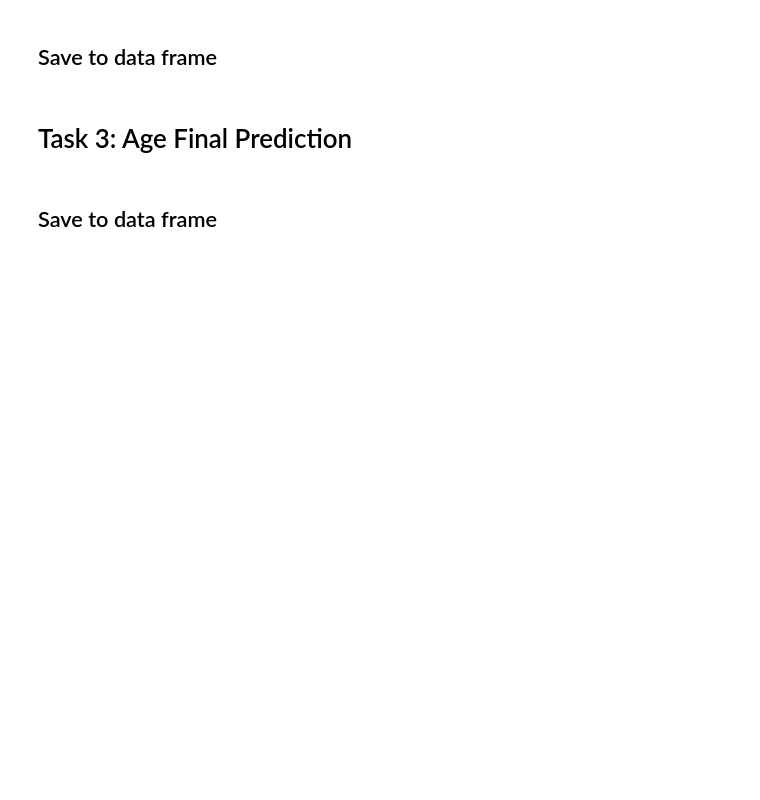
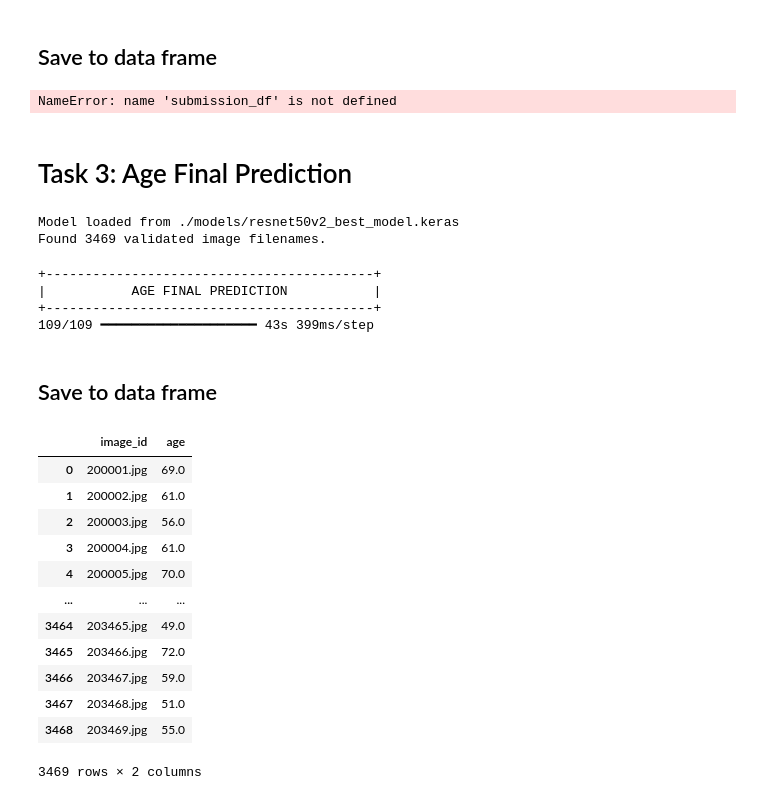
Before and after one commit to TaiVanNgo/guess-your-paddy-models, a Jupyter notebook: final_prediction.ipynb, the cells around one changed output. Drawn from its saved outputs; the diff is of its cells as text; code cells hidden in the pictures; blank space fills up the shorter version.

Commit message:
Update: final prediction

```diff
--- a/final_prediction.ipynb
+++ b/final_prediction.ipynb
@@ -138,8 +135,10 @@ disease_labels = [disease_classes[i] for i in disease_pred_indices]
 Predicted probabilities shape: (3469, 10)
 # %% [markdown]
 ## Save to data frame
+# %%
+submission_df = test_df.copy()
+submission_df.drop(columns=["image_path"], inplace=True)
 # %%
-submission_df = pd.DataFrame({"image_id": test_df["image_id"]})
 submission_df["label"] = disease_labels
 submission_df
 # %% [output]
@@ -191,7 +199,46 @@ variety_labels = [variety_classes[i] for i in variety_pred_indices]
 # %%
 submission_df["variety"] = variety_labels
 submission_df
+# %% [output]
+NameError: name 'submission_df' is not defined
 # %% [markdown]
 # Task 3: Age Final Prediction
+# %%
+agent_model_path = "./models/resnet50v2_best_model.keras"
+
+age_model, age_generator = load_and_prepare_model(
+    agent_model_path, test_df
+)
+# %% [output]
+Model loaded from ./models/resnet50v2_best_model.keras
+Found 3469 validated image filenames.
+# %%
+vi.print_header("Age Final Prediction")
+age_pred = age_model.predict(
+    wrap_generator(age_generator), steps=len(age_generator), verbose=1
+).flatten()
+# %% [output]
++------------------------------------------+
+|           AGE FINAL PREDICTION           |
++------------------------------------------+
+109/109 ━━━━━━━━━━━━━━━━━━━━ 43s 399ms/step
 # %% [markdown]
 ## Save to data frame
+# %%
+age_pred = np.round(age_pred)
+submission_df["age"] = age_pred
+submission_df
+# %% [output]
+|  | image_id | age |
+| 0 | 200001.jpg | 69.0 |
+| 1 | 200002.jpg | 61.0 |
+| 2 | 200003.jpg | 56.0 |
+| 3 | 200004.jpg | 61.0 |
+| 4 | 200005.jpg | 70.0 |
+| ... | ... | ... |
+| 3464 | 203465.jpg | 49.0 |
+| 3465 | 203466.jpg | 72.0 |
+| 3466 | 203467.jpg | 59.0 |
+| 3467 | 203468.jpg | 51.0 |
+| 3468 | 203469.jpg | 55.0 |
+3469 rows × 2 columns
```
Also changed, not shown: parts of 8 cells of this notebook.
